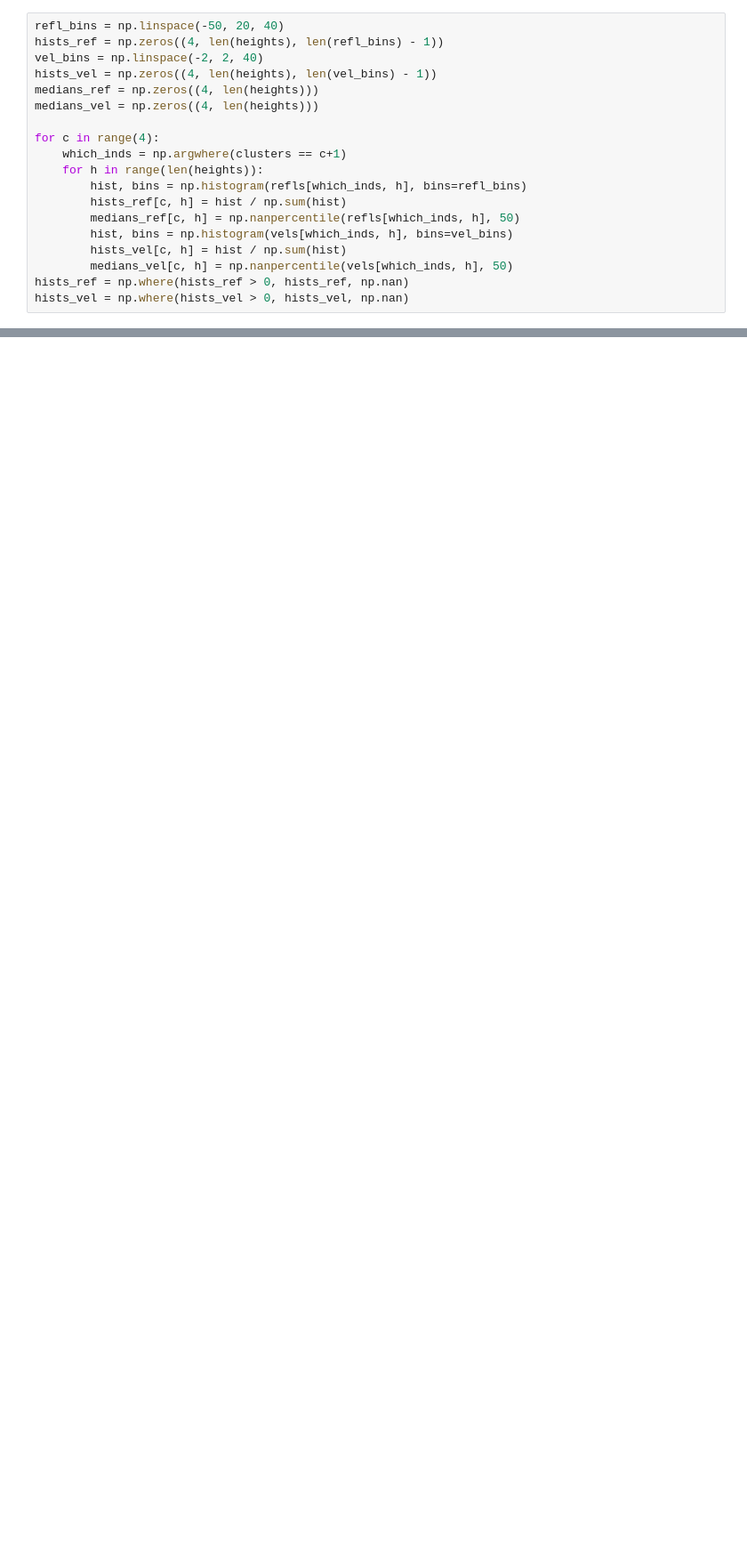
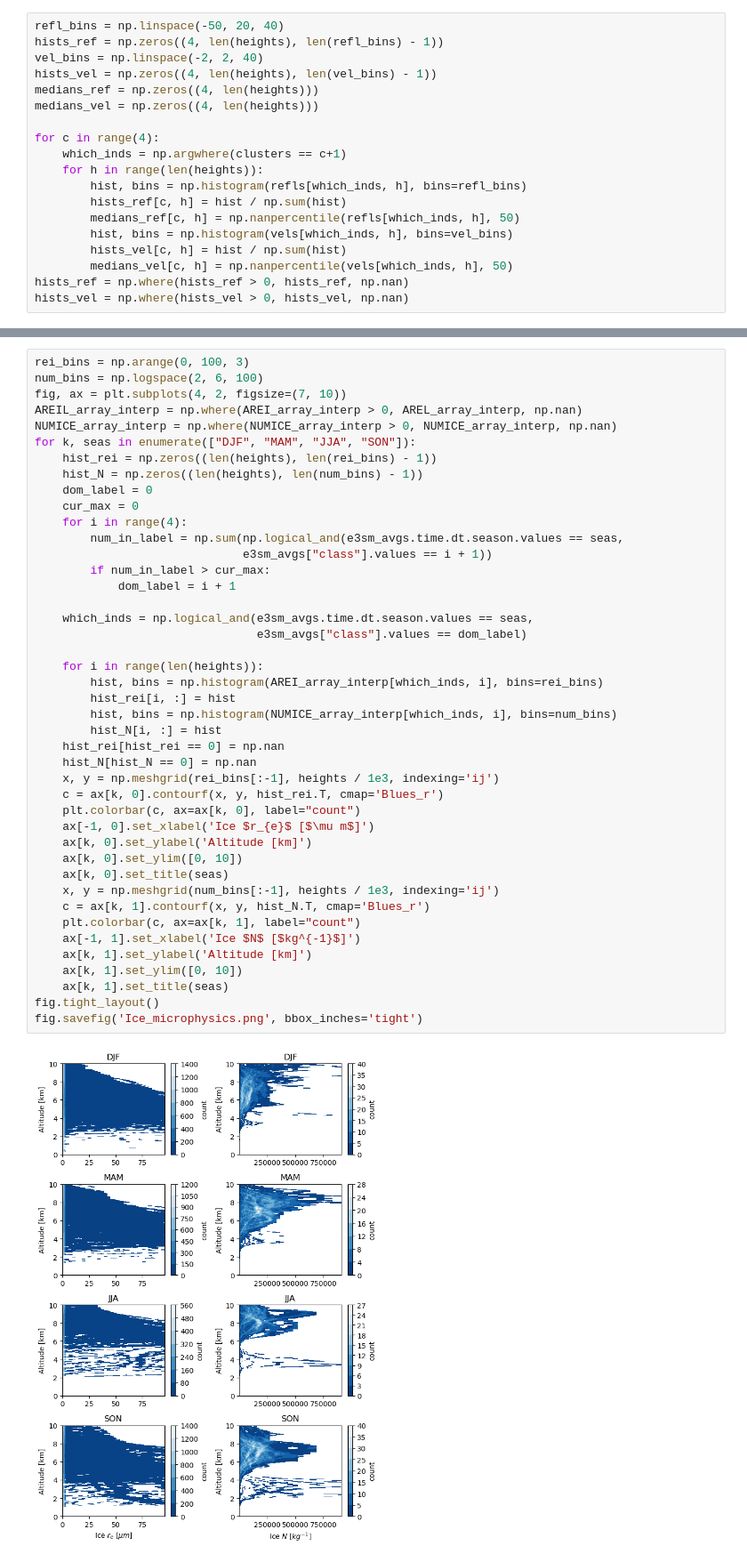
Before and after one commit to rcjackson/e3sm_nsa, a Jupyter notebook: notebooks/KAZR_in_clusters.ipynb, the cells around one changed output, grey strips where cells are left out. Shown at 89% size. Drawn from its saved outputs; the diff is of its cells as text; blank space fills up the shorter version.

```diff
--- a/notebooks/KAZR_in_clusters.ipynb
+++ b/notebooks/KAZR_in_clusters.ipynb
@@ -164,0 +366,45 @@ ds['reflectivity_best_estimate'].where(ds['reflectivity_clutter_flag'] == 1).res
+# %%
+rei_bins = np.arange(0, 100, 3)
+num_bins = np.logspace(2, 6, 100)
+fig, ax = plt.subplots(4, 2, figsize=(7, 10))
+AREIL_array_interp = np.where(AREI_array_interp > 0, AREL_array_interp, np.nan)
+NUMICE_array_interp = np.where(NUMICE_array_interp > 0, NUMICE_array_interp, np.nan)
+for k, seas in enumerate(["DJF", "MAM", "JJA", "SON"]):
+    hist_rei = np.zeros((len(heights), len(rei_bins) - 1))
+    hist_N = np.zeros((len(heights), len(num_bins) - 1))
+    dom_label = 0
+    cur_max = 0
+    for i in range(4):
+        num_in_label = np.sum(np.logical_and(e3sm_avgs.time.dt.season.values == seas,
+                              e3sm_avgs["class"].values == i + 1))
+        if num_in_label > cur_max:
+            dom_label = i + 1
+
+    which_inds = np.logical_and(e3sm_avgs.time.dt.season.values == seas,
+                                e3sm_avgs["class"].values == dom_label)
+
+    for i in range(len(heights)):
+        hist, bins = np.histogram(AREI_array_interp[which_inds, i], bins=rei_bins)
+        hist_rei[i, :] = hist
+        hist, bins = np.histogram(NUMICE_array_interp[which_inds, i], bins=num_bins)
+        hist_N[i, :] = hist
+    hist_rei[hist_rei == 0] = np.nan
+    hist_N[hist_N == 0] = np.nan
+    x, y = np.meshgrid(rei_bins[:-1], heights / 1e3, indexing='ij')
+    c = ax[k, 0].contourf(x, y, hist_rei.T, cmap='Blues_r')
+    plt.colorbar(c, ax=ax[k, 0], label="count")
+    ax[-1, 0].set_xlabel('Ice $r_{e}$ [$\mu m$]')
+    ax[k, 0].set_ylabel('Altitude [km]')
+    ax[k, 0].set_ylim([0, 10])
+    ax[k, 0].set_title(seas)
+    x, y = np.meshgrid(num_bins[:-1], heights / 1e3, indexing='ij')
+    c = ax[k, 1].contourf(x, y, hist_N.T, cmap='Blues_r')
+    plt.colorbar(c, ax=ax[k, 1], label="count")
+    ax[-1, 1].set_xlabel('Ice $N$ [$kg^{-1}$]')
+    ax[k, 1].set_ylabel('Altitude [km]')
+    ax[k, 1].set_ylim([0, 10])
+    ax[k, 1].set_title(seas)
+fig.tight_layout()
+fig.savefig('Ice_microphysics.png', bbox_inches='tight')
+# %% [output]
+[figure, added]
```
Also changed, not shown: parts of 20 cells of this notebook, 2 other files.
